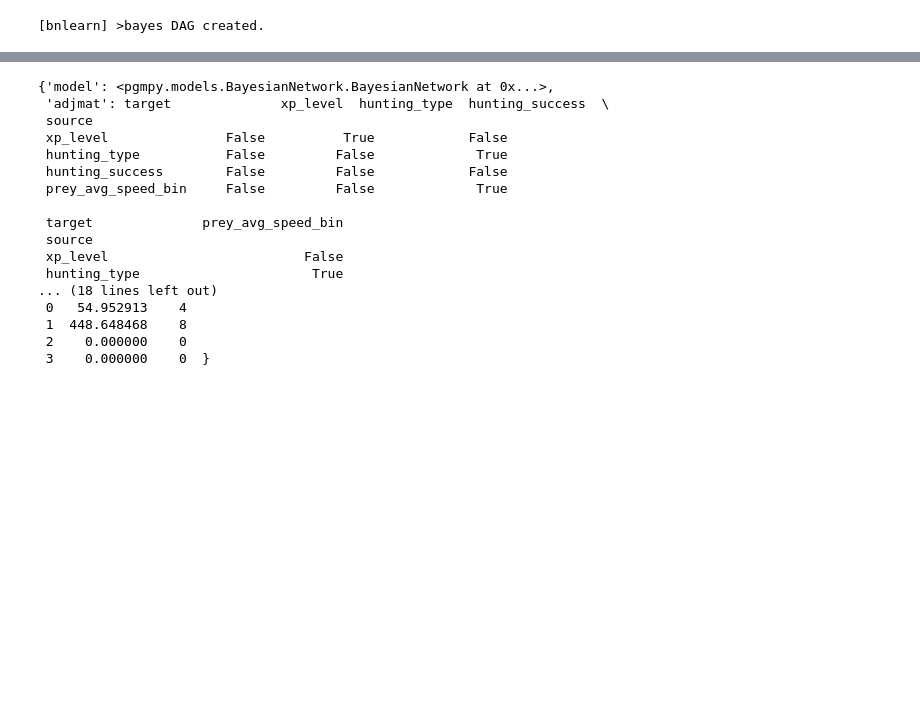
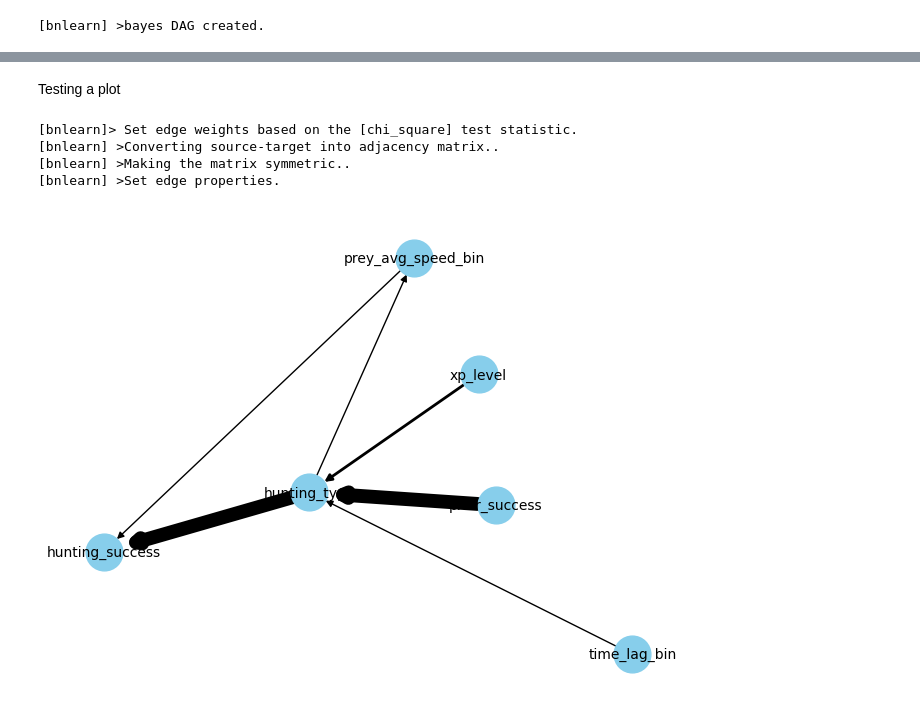
Before and after one commit to quantitative-ecologist/causal_predator-prey_int, a Jupyter notebook: code/models/BayesianNetwork-bnlearn.ipynb, the cells around one changed output, grey strips where cells are left out. Drawn from its saved outputs; the diff is of its cells as text; code cells hidden in the pictures; blank space fills up the shorter version.

Commit message:
updated bayesian network

```diff
--- a/code/models/BayesianNetwork-bnlearn.ipynb
+++ b/code/models/BayesianNetwork-bnlearn.ipynb
@@ -146,6 +147,8 @@ prey speed --> hunting success
 # %%
 edges = [
     ("xp_level", "hunting_type"),
+    ("prior_success", "hunting_type"),
+    ("time_lag_bin", "hunting_type"),
     ("hunting_type", "hunting_success"),
     ("hunting_type", "prey_avg_speed_bin"),
     ("prey_avg_speed_bin", "hunting_success")
@@ -215,13 +200,13 @@ DAG = bn.parameter_learning.fit(
 dfhot, dfnum = bn.df2onehot(subset)
 
 # Compute edge strength with the chi_square test statistic
-obj = bn.independence_test(
+DAG = bn.independence_test(
     DAG,
     dfnum,
     test = "chi_square",
     prune = False
 )
-obj
+DAG
 # %% [output]
 [df2onehot] >Auto detecting dtypes.
 [df2onehot] >Set dtypes in dataframe..
@@ -364,20 +271,33 @@ CPD of xp_level:
-# %%
-DAG
-# %% [output]
-{'model': <pgmpy.models.BayesianNetwork.BayesianNetwork at 0x...>,
- 'adjmat': target              xp_level  hunting_type  hunting_success  \
- source
- xp_level               False          True            False
- hunting_type           False         False             True
- hunting_success        False         False            False
- prey_avg_speed_bin     False         False             True
-
- target              prey_avg_speed_bin
- source
- xp_level                         False
- hunting_type                      True
-... (18 lines left out)
- 0   54.952913    4
- 1  448.648468    8
- 2    0.000000    0
- 3    0.000000    0  }
+# %% [markdown]
+Testing a plot
+# %%
+# Get edge properties from the DAG
+edge_properties = bn.get_edge_properties(DAG)
+
+# Create a directed graph
+G = nx.DiGraph()
+
+# Add edges with sizes based on chi-square test results
+for edge, properties in edge_properties.items():
+    strength = properties.get('weight', 0)  # Use 'weight' as the correct attribute name
+    G.add_edge(*edge, weight=strength)
+
+# Round the edge weights to 1 digit
+rounded_edge_labels = {(u, v): round(properties['weight'], 1) for (u, v), properties in edge_properties.items()}
+
+# Draw the graph with rounded edge sizes and without weight labels
+pos = nx.spring_layout(G)  # You can choose a different layout if needed
+nx.draw(
+    G, pos, with_labels=True, node_size=700,
+    node_color="skyblue", font_size=10, font_color="black",
+    width=[G[u][v]['weight'] for u, v in G.edges()]
+    #width = [2*G[u][v]['weight'] for u, v in G.edges()]
+    )
+
+plt.show()
+# %% [output]
+[bnlearn]> Set edge weights based on the [chi_square] test statistic.
+[bnlearn] >Converting source-target into adjacency matrix..
+[bnlearn] >Making the matrix symmetric..
+[bnlearn] >Set edge properties.
+[figure, added]
```
Also changed, not shown: parts of 21 cells of this notebook.
